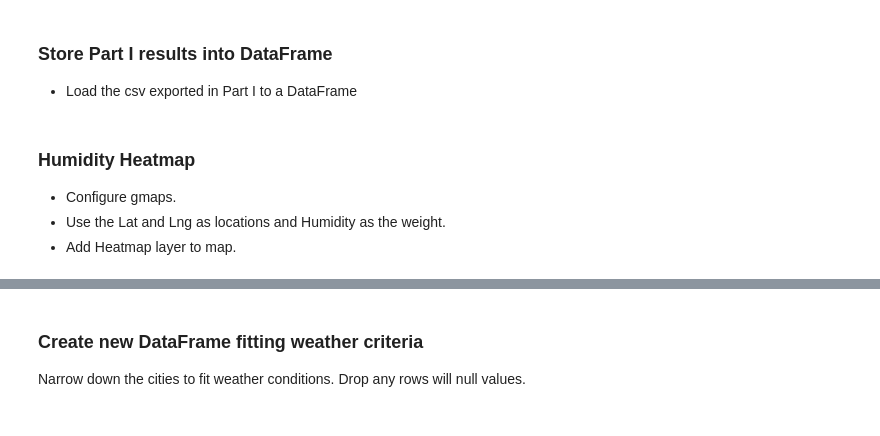
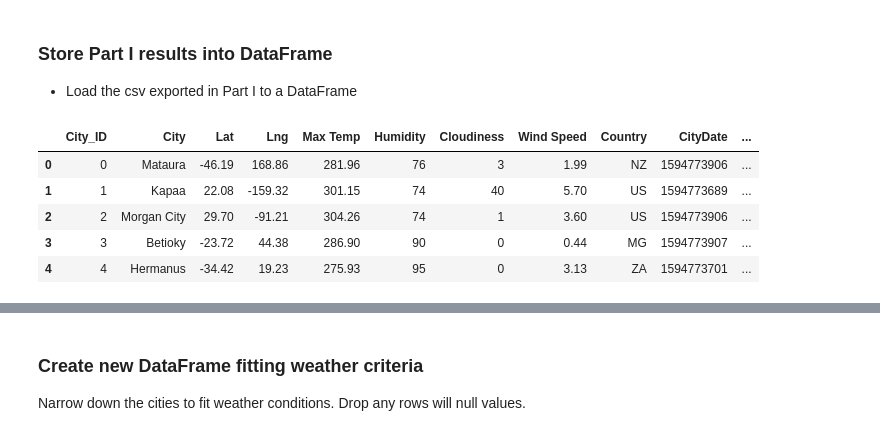
Before and after one commit to ryanworm/python-API-s, a Jupyter notebook: VacationPy.ipynb, the cells around one changed output, grey strips where cells are left out. Saved outputs shown, nothing was run; the diff lists cells and outputs as text; code cells hidden in the pictures.

```diff
--- a/VacationPy.ipynb
+++ b/VacationPy.ipynb
@@ -14,8 +19,15 @@ from api_keys import g_key
 # %% [markdown]
 ### Store Part I results into DataFrame
 * Load the csv exported in Part I to a DataFrame
-# %% [markdown]
-### Humidity Heatmap
-* Configure gmaps.
-* Use the Lat and Lng as locations and Humidity as the weight.
-* Add Heatmap layer to map.
+# %%
+dfVacation = pd.read_csv("output_data/cities.csv")
+dfVacation.dropna(inplace = True)
+dfVacation.head()
+# sort out the headers for this dataframe (remove Max Temp)
+# %% [output]
+|  | City_ID | City | Lat | Lng | Max Temp | Humidity | Cloudiness | Wind Speed | Country | CityDate | ... |
+| 0 | 0 | Mataura | -46.19 | 168.86 | 281.96 | 76 | 3 | 1.99 | NZ | 1594773906 | ... |
+| 1 | 1 | Kapaa | 22.08 | -159.32 | 301.15 | 74 | 40 | 5.70 | US | 1594773689 | ... |
+| 2 | 2 | Morgan City | 29.70 | -91.21 | 304.26 | 74 | 1 | 3.60 | US | 1594773906 | ... |
+| 3 | 3 | Betioky | -23.72 | 44.38 | 286.90 | 90 | 0 | 0.44 | MG | 1594773907 | ... |
+| 4 | 4 | Hermanus | -34.42 | 19.23 | 275.93 | 95 | 0 | 3.13 | ZA | 1594773701 | ... |
```
Also changed, not shown: parts of 12 cells of this notebook, 1 other file.
